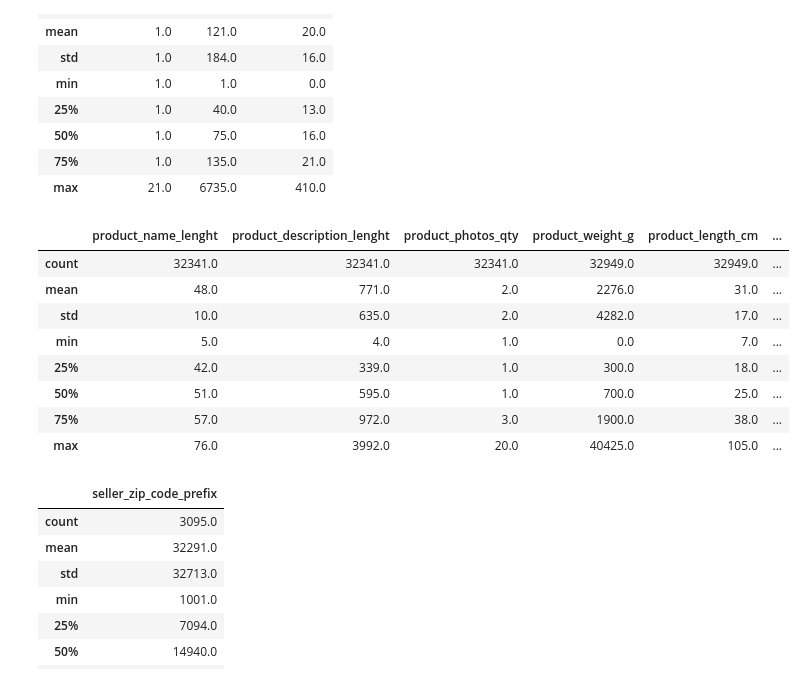
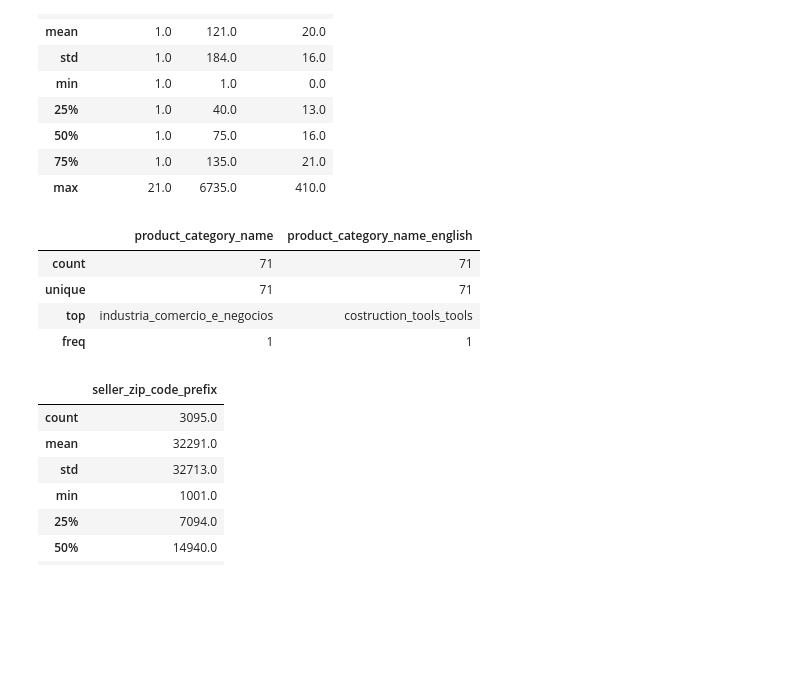
Before and after one commit to Triquin/TP-Final-DS, a Jupyter notebook: Entrega 1 - TP Final.ipynb, the cells around one changed output. Drawn from its saved outputs; the diff is of its cells as text; code cells hidden in the pictures; blank space fills up the shorter version.

```diff
--- a/Entrega 1 - TP Final.ipynb
+++ b/Entrega 1 - TP Final.ipynb
@@ -17,15 +19,21 @@ strqueryProductos = 'C:/Users/KRosa/Downloads/TP Final DS/olist_products_dataset
 strquerySellers = 'C:/Users/KRosa/Downloads/TP Final DS/olist_sellers_dataset.csv'
 #Carga Pagos de ordenes
 strqueryPayments = 'C:/Users/KRosa/Downloads/TP Final DS/olist_order_payments_dataset.csv'
+#Carga Clientes
+strqueryCustomers = 'C:/Users/KRosa/Downloads/TP Final DS/olist_customers_dataset.csv'
 #Carga Reviews
 strqueryReviews = 'C:/Users/KRosa/Downloads/TP Final DS/olist_order_reviews_dataset.csv'
+#Carga Categoria Productos
+strqueryCatProd = 'C:/Users/KRosa/Downloads/TP Final DS/product_category_name_translation.csv'
 
 dfOrders = pd.read_csv(strqueryOrders, sep = ",")
 dfOrderItems = pd.read_csv(strqueryOrderItems, sep = ",")
-dfOrderProds = pd.read_csv(strqueryProductos, sep = ",")
+dfProductos = pd.read_csv(strqueryProductos, sep = ",")
 dfOrderSellers = pd.read_csv(strquerySellers, sep = ",")
 dfOrderPayments = pd.read_csv(strqueryPayments, sep = ",")
+dfCustomers=pd.read_csv(strqueryCustomers, sep = ",")
 dfOrderReviews = pd.read_csv(strqueryReviews, sep = ",")
+dfPrdCat=pd.read_csv(strqueryCatProd, sep = ",")
 # %% [markdown]
 ## EDA
 # %%
@@ -264,17 +331,13 @@ dfOrderItems.describe().round()
 | 75% | 1.0 | 135.0 | 21.0 |
 | max | 21.0 | 6735.0 | 410.0 |
 # %%
-dfOrderProds.describe().round()
+dfPrdCat.describe().round()
 # %% [output]
-|  | product_name_lenght | product_description_lenght | product_photos_qty | product_weight_g | product_length_cm | ... |
-| count | 32341.0 | 32341.0 | 32341.0 | 32949.0 | 32949.0 | ... |
-| mean | 48.0 | 771.0 | 2.0 | 2276.0 | 31.0 | ... |
-| std | 10.0 | 635.0 | 2.0 | 4282.0 | 17.0 | ... |
-| min | 5.0 | 4.0 | 1.0 | 0.0 | 7.0 | ... |
-| 25% | 42.0 | 339.0 | 1.0 | 300.0 | 18.0 | ... |
-| 50% | 51.0 | 595.0 | 1.0 | 700.0 | 25.0 | ... |
-| 75% | 57.0 | 972.0 | 3.0 | 1900.0 | 38.0 | ... |
-| max | 76.0 | 3992.0 | 20.0 | 40425.0 | 105.0 | ... |
+|  | product_category_name | product_category_name_english |
+| count | 71 | 71 |
+| unique | 71 | 71 |
+| top | industria_comercio_e_negocios | costruction_tools_tools |
+| freq | 1 | 1 |
 # %%
 dfOrderSellers.describe().round()
 # %% [output]
```
Also changed, not shown: parts of 60 cells of this notebook.
